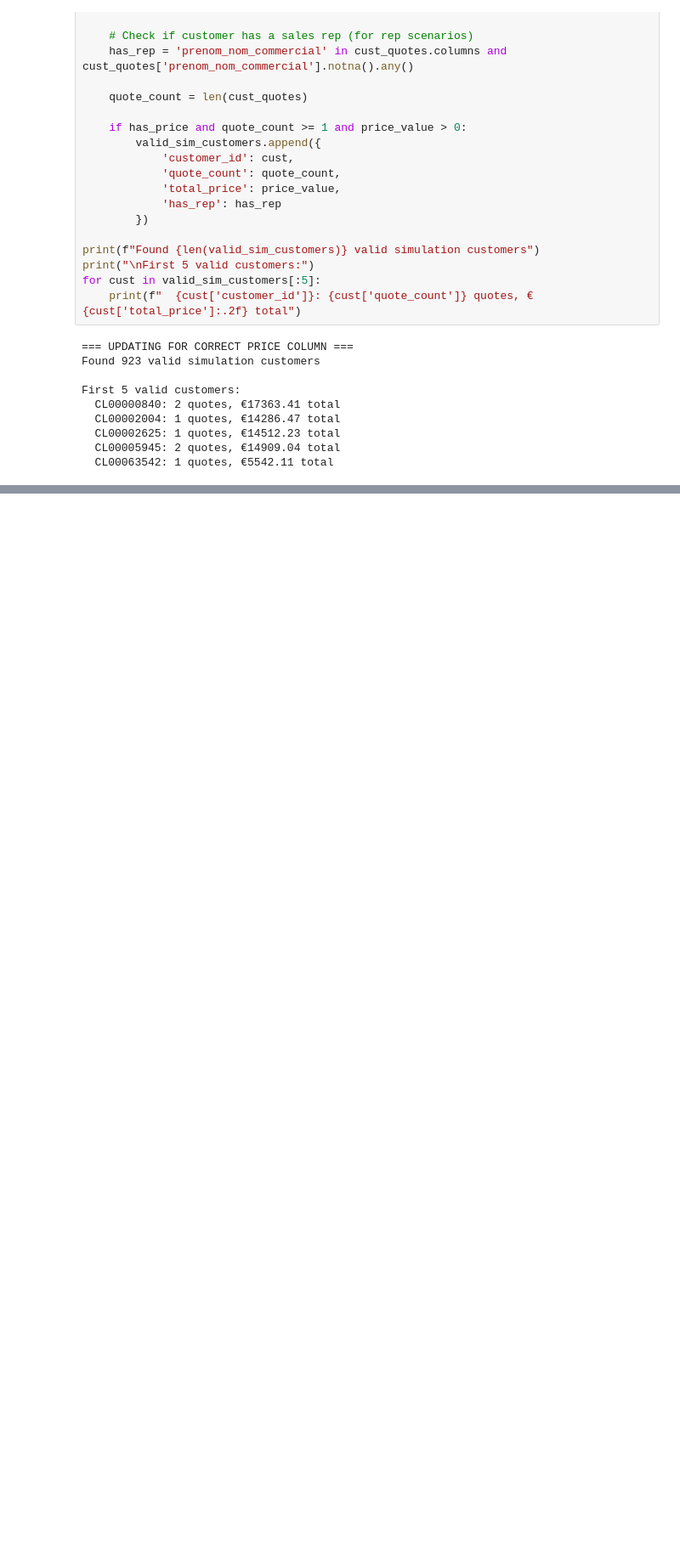
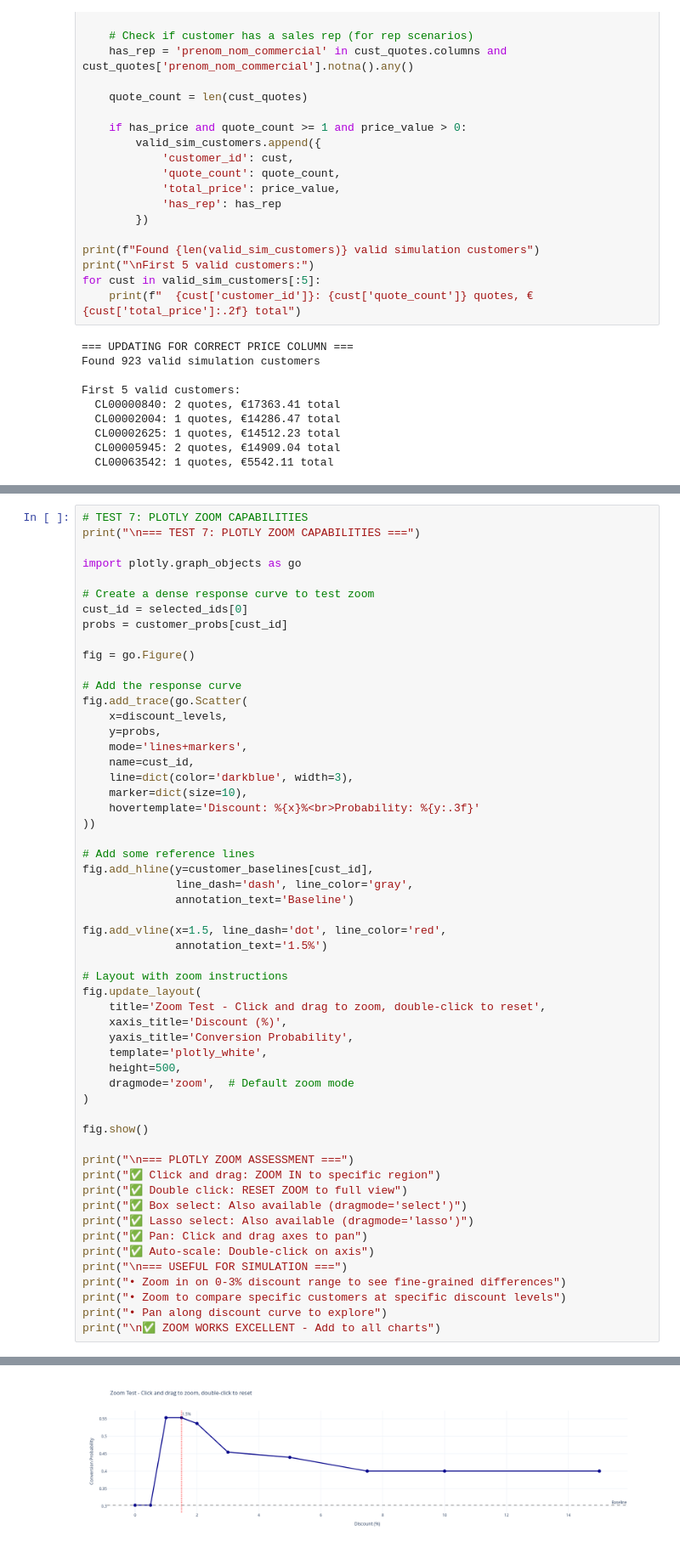
Before and after one commit to vslovik/ai-france-hvac, a Jupyter notebook: __simulation_4.ipynb, the cells around one changed output, grey strips where cells are left out. Shown at 85% size. Saved outputs shown, nothing was run; the diff lists cells and outputs as text; blank space fills up the shorter version.

```diff
--- a/__simulation_4.ipynb
+++ b/__simulation_4.ipynb
@@ -1089,0 +1822,56 @@ Current discount percentages:
+# %%
+# TEST 7: PLOTLY ZOOM CAPABILITIES
+print("\n=== TEST 7: PLOTLY ZOOM CAPABILITIES ===")
+
+import plotly.graph_objects as go
+
+# Create a dense response curve to test zoom
+cust_id = selected_ids[0]
+probs = customer_probs[cust_id]
+
+fig = go.Figure()
+
+# Add the response curve
+fig.add_trace(go.Scatter(
+    x=discount_levels,
+    y=probs,
+    mode='lines+markers',
+    name=cust_id,
+    line=dict(color='darkblue', width=3),
+    marker=dict(size=10),
+    hovertemplate='Discount: %{x}%<br>Probability: %{y:.3f}'
+))
+
+# Add some reference lines
+fig.add_hline(y=customer_baselines[cust_id],
+              line_dash='dash', line_color='gray',
+              annotation_text='Baseline')
+
+fig.add_vline(x=1.5, line_dash='dot', line_color='red',
+              annotation_text='1.5%')
+
+# Layout with zoom instructions
+fig.update_layout(
+    title='Zoom Test - Click and drag to zoom, double-click to reset',
+    xaxis_title='Discount (%)',
+    yaxis_title='Conversion Probability',
+    template='plotly_white',
+    height=500,
+    dragmode='zoom',  # Default zoom mode
+)
+
+fig.show()
+
+print("\n=== PLOTLY ZOOM ASSESSMENT ===")
+print("✅ Click and drag: ZOOM IN to specific region")
+print("✅ Double click: RESET ZOOM to full view")
+print("✅ Box select: Also available (dragmode='select')")
+print("✅ Lasso select: Also available (dragmode='lasso')")
+print("✅ Pan: Click and drag axes to pan")
+print("✅ Auto-scale: Double-click on axis")
+print("\n=== USEFUL FOR SIMULATION ===")
+print("• Zoom in on 0-3% discount range to see fine-grained differences")
+print("• Zoom to compare specific customers at specific discount levels")
+print("• Pan along discount curve to explore")
+print("\n✅ ZOOM WORKS EXCELLENT - Add to all charts")
+# %% [output]
@@ -1089,0 +1879 @@ Current discount percentages:
+[figure, added]
```
Also changed, not shown: parts of 20 cells of this notebook.
